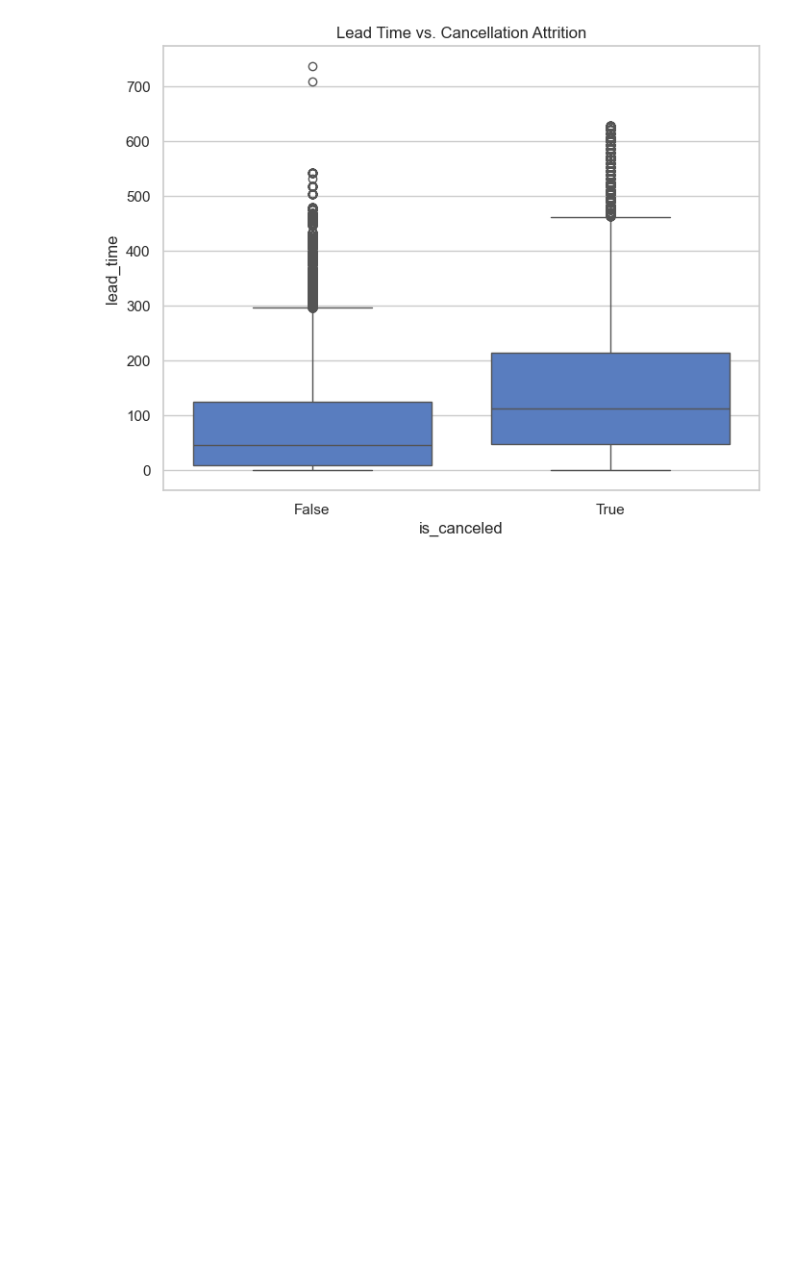
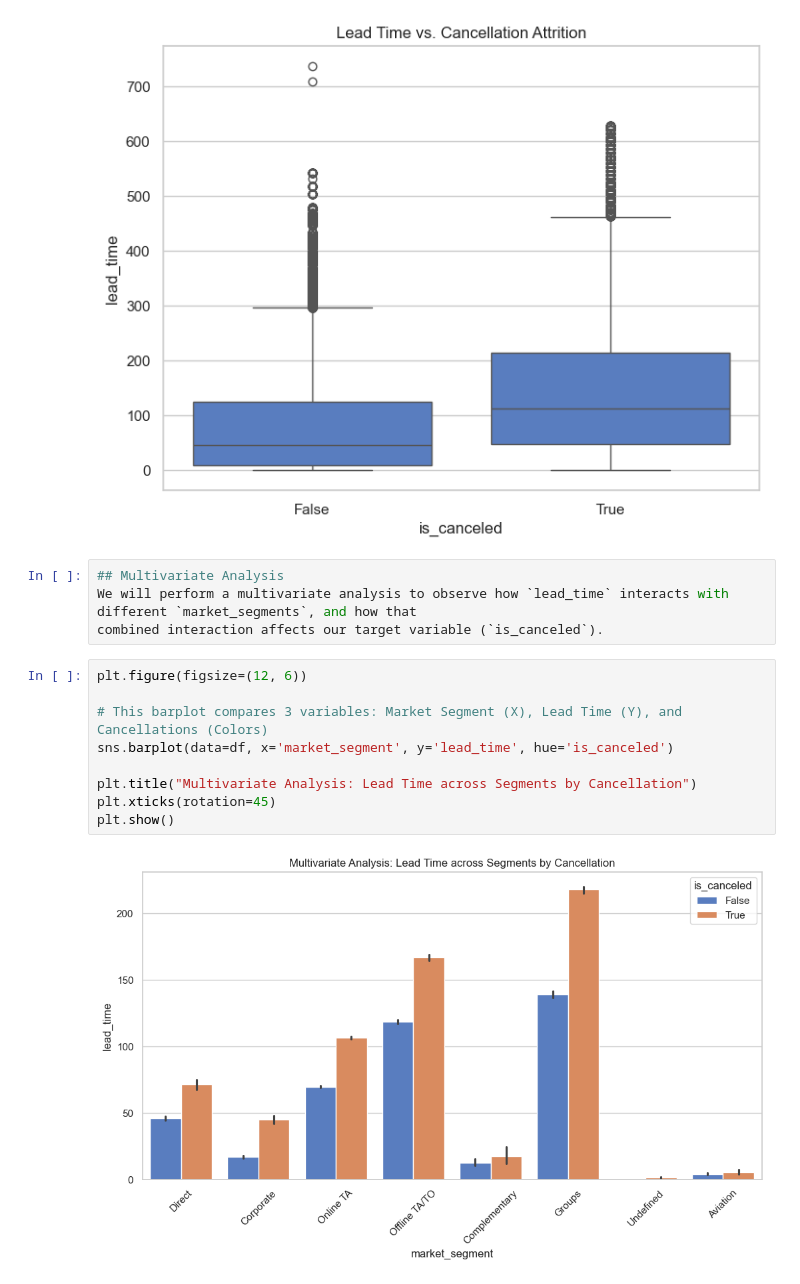
Before and after one commit to KrishnaveniMitukula/Hotel-Analytics-Project, a Jupyter notebook: Exploratory_Data_Analysis.ipynb.ipynb, the cells around one changed output. Cells and saved outputs as stored; diff of their text form; blank space fills up the shorter version.

Commit message:
feat : Added Multivariate Analyis barplot

```diff
--- a/Exploratory_Data_Analysis.ipynb.ipynb
+++ b/Exploratory_Data_Analysis.ipynb.ipynb
@@ -89,3 +89,18 @@ plt.title("Lead Time vs. Cancellation Attrition")
 plt.show()
 # %% [output]
 [figure]
+# %%
+## Multivariate Analysis
+We will perform a multivariate analysis to observe how `lead_time` interacts with different `market_segments`, and how that
+combined interaction affects our target variable (`is_canceled`).
+# %%
+plt.figure(figsize=(12, 6))
+
+# This barplot compares 3 variables: Market Segment (X), Lead Time (Y), and Cancellations (Colors)
+sns.barplot(data=df, x='market_segment', y='lead_time', hue='is_canceled')
+
+plt.title("Multivariate Analysis: Lead Time across Segments by Cancellation")
+plt.xticks(rotation=45)
+plt.show()
+# %% [output]
+[figure, added]
```
